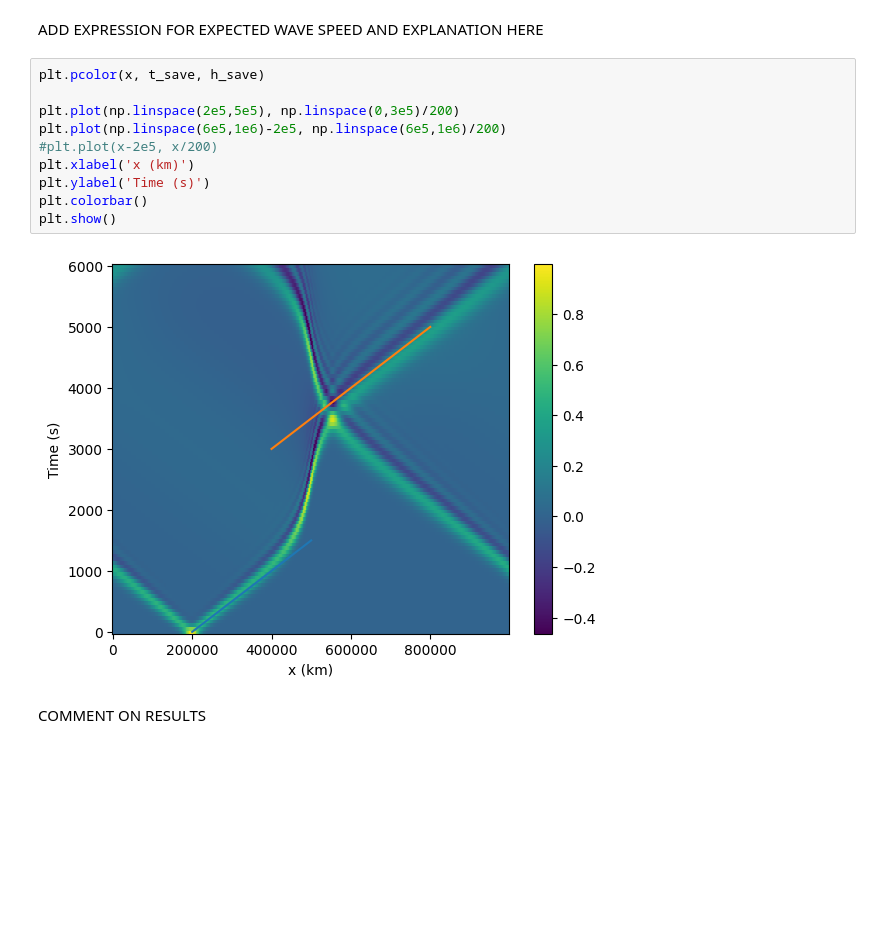
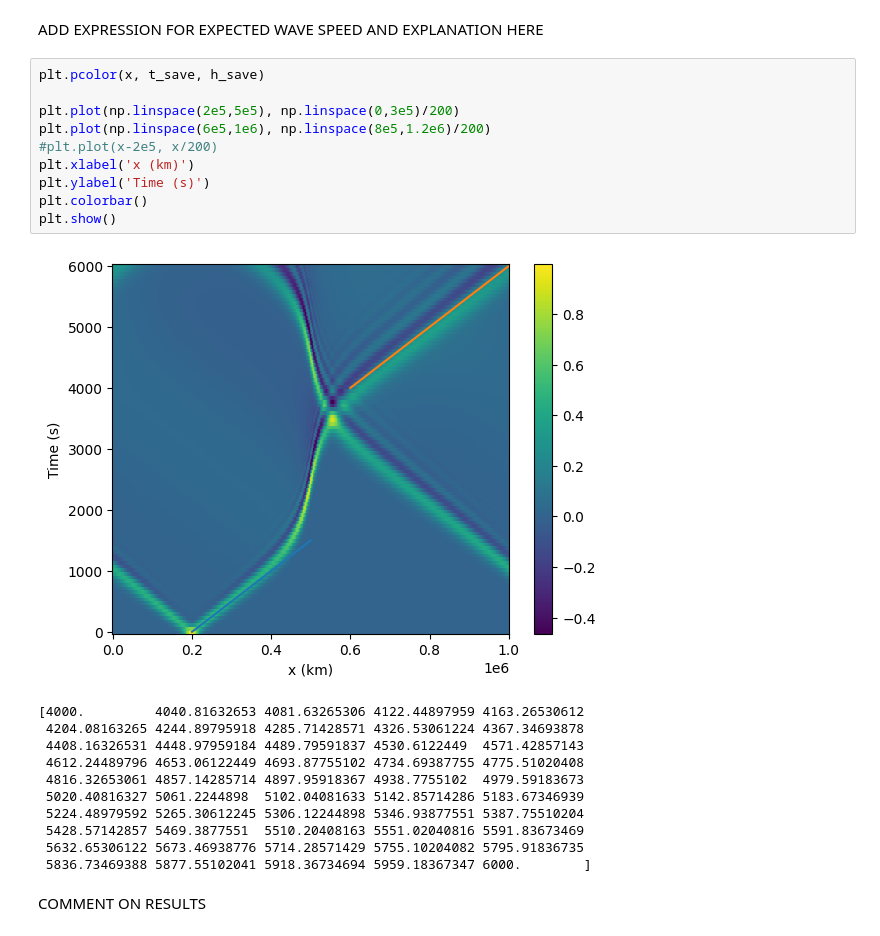
Before and after one commit to yu-huang-1/QCES, a Jupyter notebook: Project3_tsunami.ipynb, the cells around one changed output. Drawn from its saved outputs; the diff is of its cells as text; blank space fills up the shorter version.

```diff
--- a/Project3_tsunami.ipynb
+++ b/Project3_tsunami.ipynb
@@ -266,15 +280,25 @@ ADD EXPRESSION FOR EXPECTED WAVE SPEED AND EXPLANATION HERE
 # %%
 plt.pcolor(x, t_save, h_save)
 
 plt.plot(np.linspace(2e5,5e5), np.linspace(0,3e5)/200)
-plt.plot(np.linspace(6e5,1e6)-2e5, np.linspace(6e5,1e6)/200)
+plt.plot(np.linspace(6e5,1e6), np.linspace(8e5,1.2e6)/200)
 #plt.plot(x-2e5, x/200)
 plt.xlabel('x (km)')
 plt.ylabel('Time (s)')
 plt.colorbar()
 plt.show()
 # %% [output]
-[figure, old version]
+[figure, new version]
+[4000.         4040.81632653 4081.63265306 4122.44897959 4163.26530612
+ 4204.08163265 4244.89795918 4285.71428571 4326.53061224 4367.34693878
+ 4408.16326531 4448.97959184 4489.79591837 4530.6122449  4571.42857143
+ 4612.24489796 4653.06122449 4693.87755102 4734.69387755 4775.51020408
+ 4816.32653061 4857.14285714 4897.95918367 4938.7755102  4979.59183673
+ 5020.40816327 5061.2244898  5102.04081633 5142.85714286 5183.67346939
+ 5224.48979592 5265.30612245 5306.12244898 5346.93877551 5387.75510204
+ 5428.57142857 5469.3877551  5510.20408163 5551.02040816 5591.83673469
+ 5632.65306122 5673.46938776 5714.28571429 5755.10204082 5795.91836735
+ 5836.73469388 5877.55102041 5918.36734694 5959.18367347 6000.        ]
 # %% [markdown]
 COMMENT ON RESULTS
 # %% [markdown]
```
Also changed, not shown: parts of 4 cells of this notebook.
